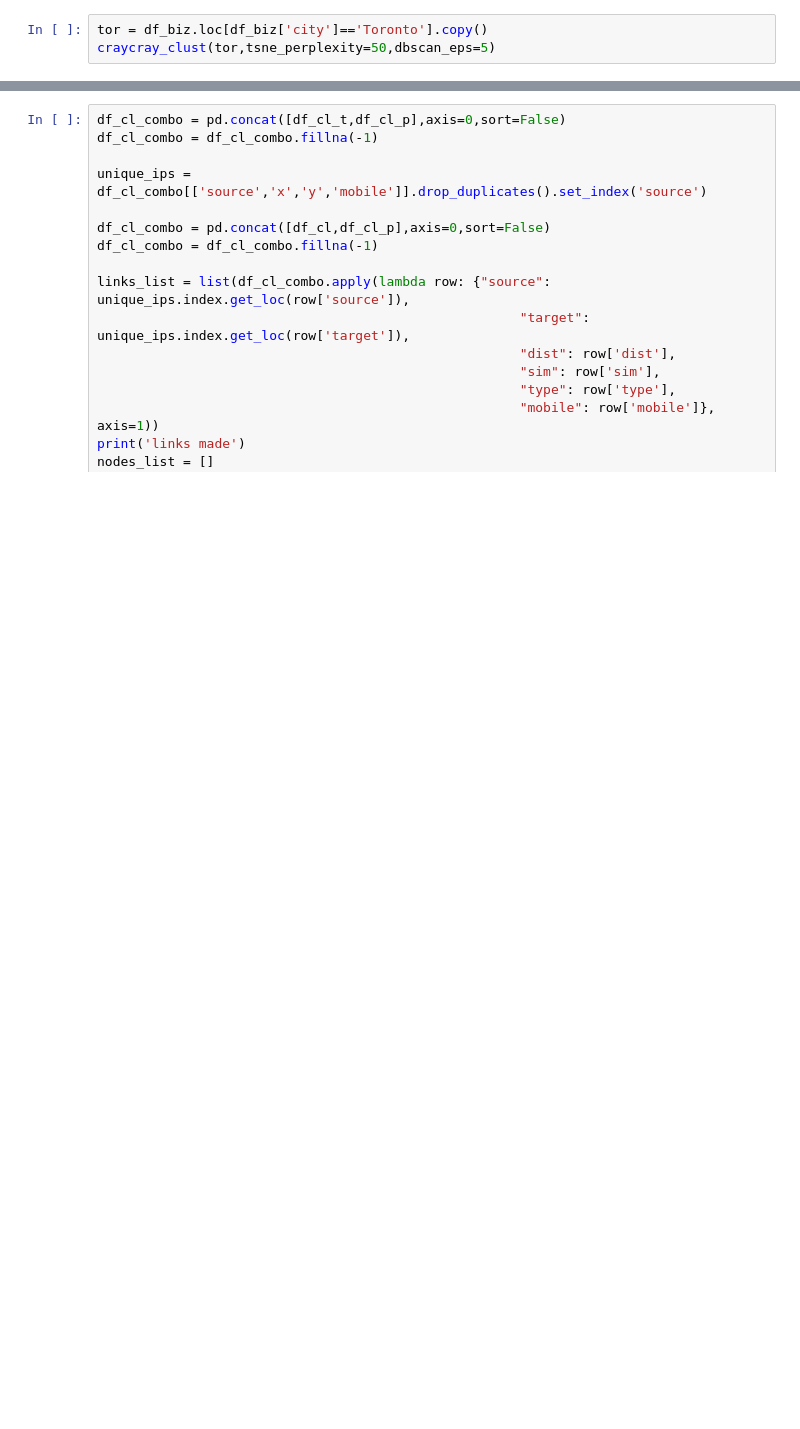
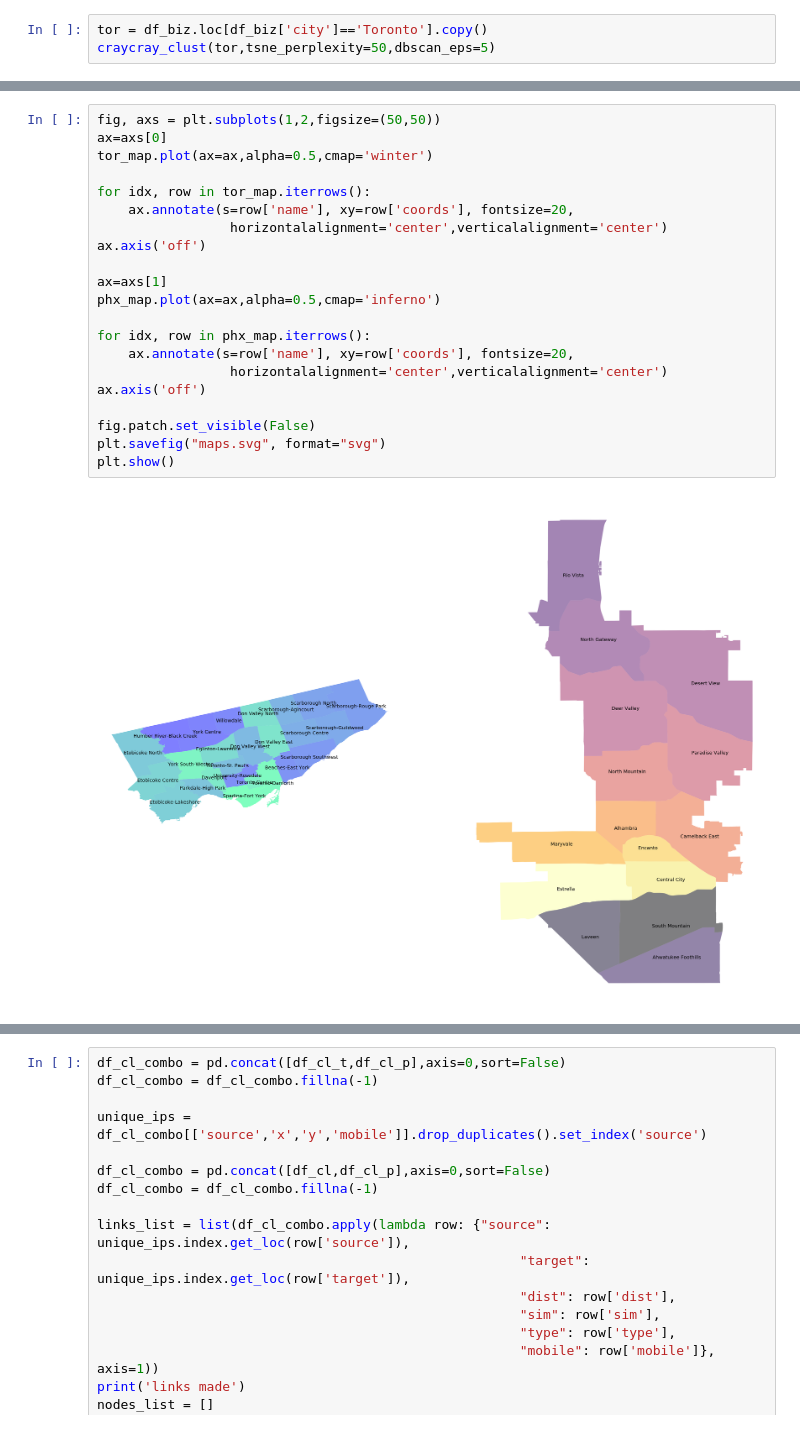
Before and after one commit to lots-of-things/city2city, a Jupyter notebook: dataprep.ipynb, the cells around one changed output, grey strips where cells are left out. Drawn from its saved outputs; the diff is of its cells as text; blank space fills up the shorter version.

```diff
--- a/dataprep.ipynb
+++ b/dataprep.ipynb
@@ -132,3 +154,26 @@ craycray_clust(tor,tsne_perplexity=50,dbscan_eps=5)
+# %%
+fig, axs = plt.subplots(1,2,figsize=(50,50))
+ax=axs[0]
+tor_map.plot(ax=ax,alpha=0.5,cmap='winter')
+
+for idx, row in tor_map.iterrows():
+    ax.annotate(s=row['name'], xy=row['coords'], fontsize=20,
+                 horizontalalignment='center',verticalalignment='center')
+ax.axis('off')
+
+ax=axs[1]
+phx_map.plot(ax=ax,alpha=0.5,cmap='inferno')
+
+for idx, row in phx_map.iterrows():
+    ax.annotate(s=row['name'], xy=row['coords'], fontsize=20,
+                 horizontalalignment='center',verticalalignment='center')
+ax.axis('off')
+
+fig.patch.set_visible(False)
+plt.savefig("maps.svg", format="svg")
+plt.show()
+# %% [output]
+[figure, added]
 # %%
 fig, ax = plt.subplots(figsize=(12,10))
 
```
Also changed, not shown: parts of 47 cells of this notebook, 12 other files.
